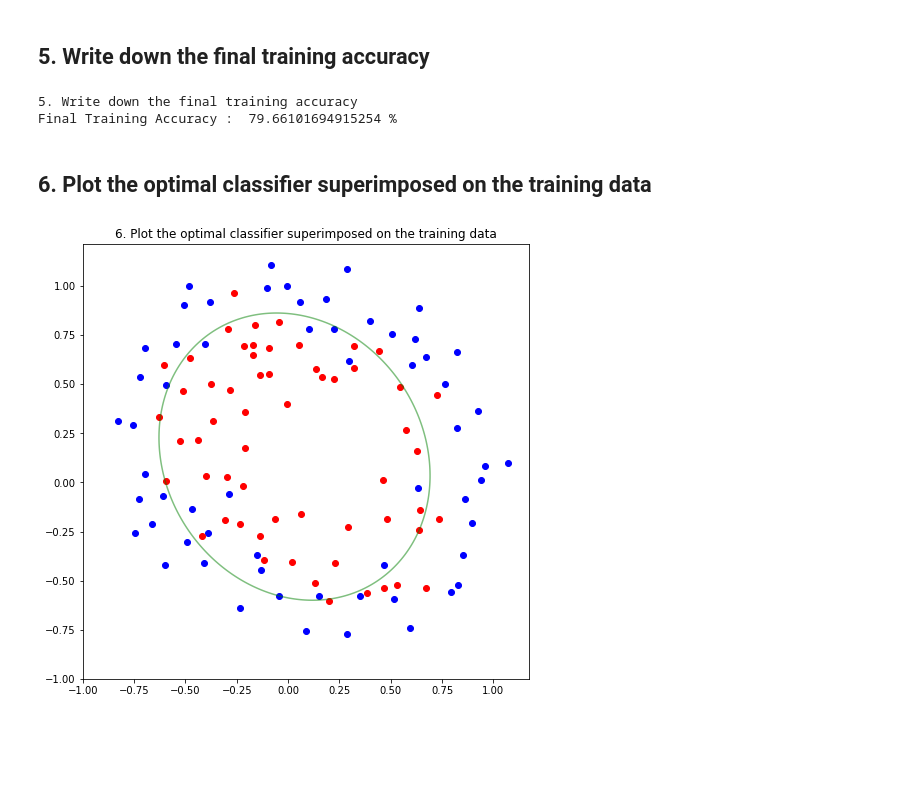
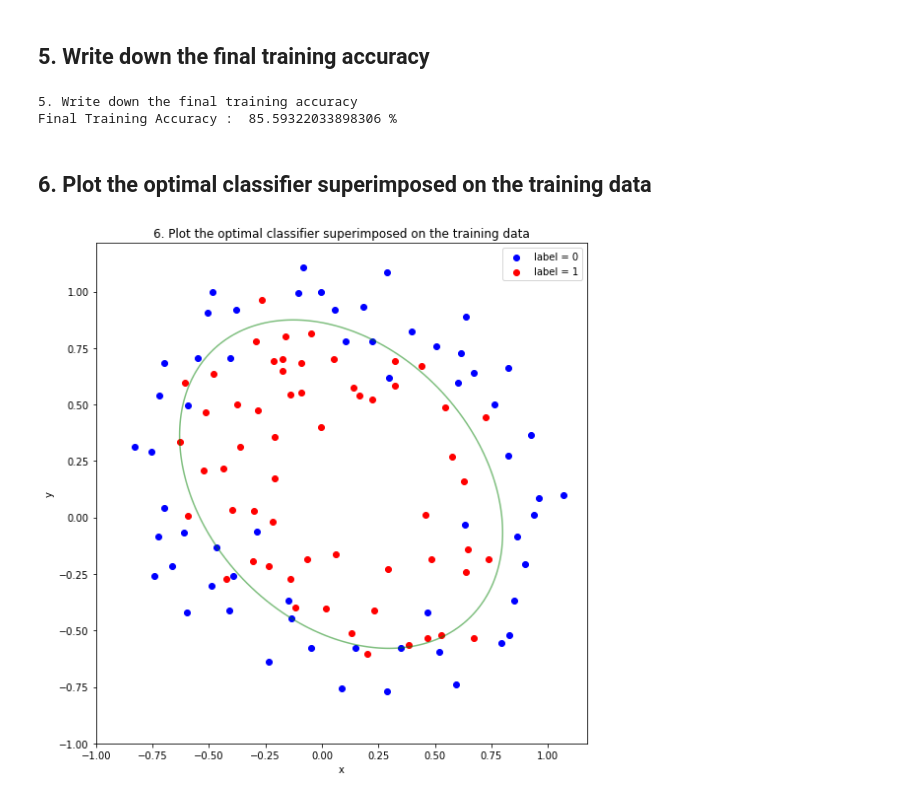
Before and after one commit to Reichidad/Machine-Learning-2020-Spring-Class, a Jupyter notebook: assignment06.ipynb, the cells around one changed output. Cells and saved outputs as stored; diff of their text form; code cells hidden in the pictures; blank space fills up the shorter version.

Commit message:
Fix iteration to increase accuracy

```diff
--- a/assignment06.ipynb
+++ b/assignment06.ipynb
@@ -107,7 +108,7 @@ while True:
   ob_func_list.append(ob_func_val)
   # escape rule
   if iteration > 0:
-    if abs(ob_func_list[iteration] - ob_func_list[iteration-1]) < 0.000001:
+    if abs(ob_func_list[iteration] - ob_func_list[iteration-1]) < 0.00000001:
       break
   # update next theta values & iteration value
   theta_list = theta_desc(theta_list, alpha, pointX, pointY, label, sigmoid_list, dim_list)
@@ -117,6 +118,7 @@ print("Training finished with")
 print("iteration : ", iteration)
 print("training error : ", ob_func_list[-1])
 print("theta : ", theta_desc_list[-1])
+print("final accuracy : ", accuracy_list[-1])
 
 iterations = [i for i in range(iteration+1)]
 # %% [output]
@@ -191,23 +198,28 @@ print("5. Write down the final training accuracy")
 print("Final Training Accuracy : ", accuracy_list[-1], "%")
 # %% [output]
 5. Write down the final training accuracy
-Final Training Accuracy :  79.66101694915254 %
+Final Training Accuracy :  85.59322033898306 %
 # %% [markdown]
 ## 6. Plot the optimal classifier superimposed on the training data
 # %%
 import numpy as np
 import matplotlib.pyplot as plt
 import math
 
 val = np.arange(-1, 1, 0.01)
 X, Y = np.meshgrid(val, val)
 Z = func_calc(theta_list, X, Y, dim_list)
 # 6. Plot the optimal classifier superimposed on the training data
 plt.figure(figsize=(8,8))
 plt.title("6. Plot the optimal classifier superimposed on the training data")
+plt.xlabel('x')
+plt.ylabel('y')
 plt.scatter(pointX0, pointY0, c='b', label='label = 0')
 plt.scatter(pointX1, pointY1, c='r', label='label = 1')
 plt.contour(X, Y, Z, 0, alpha=.5, colors='g')
+plt.tight_layout()
+plt.gca().set_aspect('equal', adjustable='box')
+plt.legend()
 plt.show()
 # %% [output]
-[figure, old version]
+[figure, new version]
```
Also changed, not shown: parts of 6 cells of this notebook.
